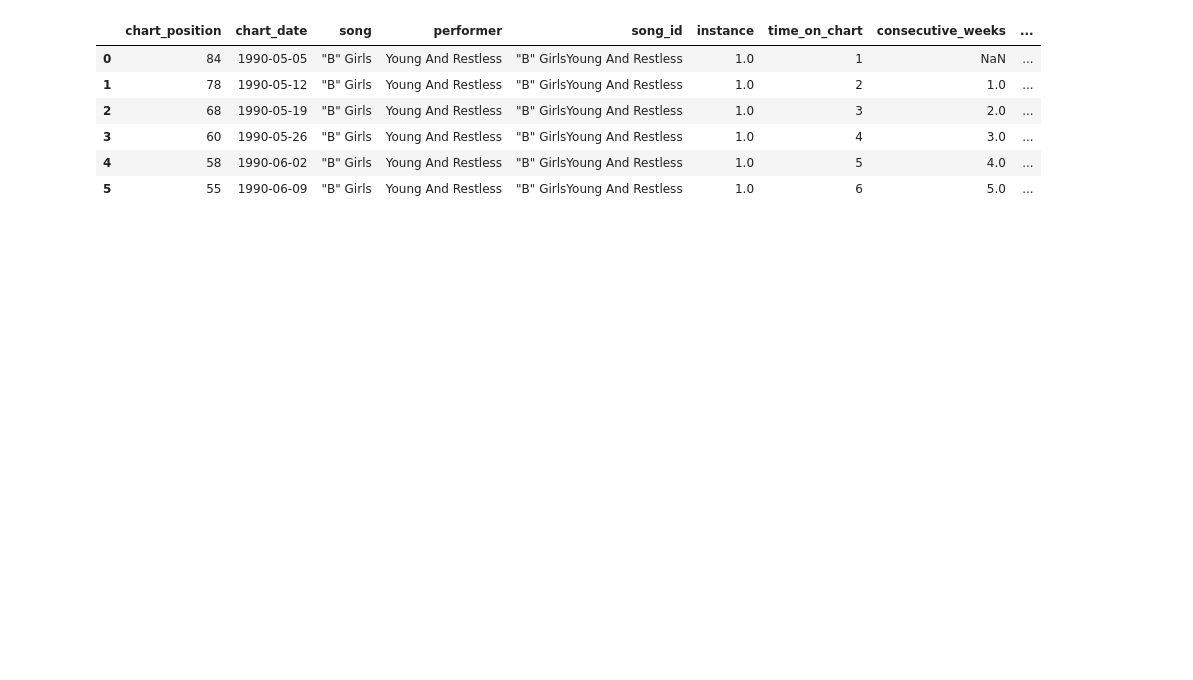
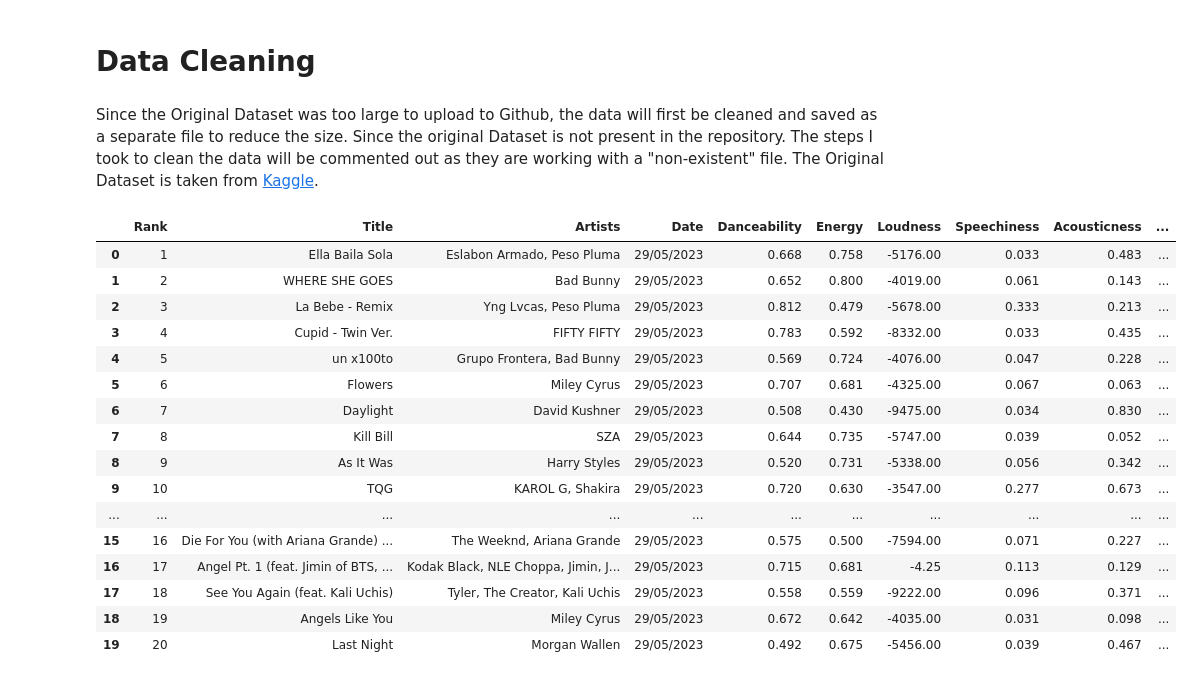
Before and after one commit to kevin-shiao/Spotify-Top-200-Songs-Analysis, a Jupyter notebook: Project.ipynb, the cells around one changed output. Cells and saved outputs as stored; diff of their text form; code cells hidden in the pictures; blank space fills up the shorter version.

```diff
--- a/Project.ipynb
+++ b/Project.ipynb
@@ -2,16 +2,7 @@
 import pandas as pd
 import numpy as num
 import matplotlib as mat
-# %%
-df = pd.read_csv("Hot100.csv")
-
-
-df.head(n=6)
-# %% [output]
-|  | chart_position | chart_date | song | performer | song_id | instance | time_on_chart | consecutive_weeks | ... |
-| 0 | 84 | 1990-05-05 | "B" Girls | Young And Restless | "B" GirlsYoung And Restless | 1.0 | 1 | NaN | ... |
-| 1 | 78 | 1990-05-12 | "B" Girls | Young And Restless | "B" GirlsYoung And Restless | 1.0 | 2 | 1.0 | ... |
-| 2 | 68 | 1990-05-19 | "B" Girls | Young And Restless | "B" GirlsYoung And Restless | 1.0 | 3 | 2.0 | ... |
-| 3 | 60 | 1990-05-26 | "B" Girls | Young And Restless | "B" GirlsYoung And Restless | 1.0 | 4 | 3.0 | ... |
-| 4 | 58 | 1990-06-02 | "B" Girls | Young And Restless | "B" GirlsYoung And Restless | 1.0 | 5 | 4.0 | ... |
-| 5 | 55 | 1990-06-09 | "B" Girls | Young And Restless | "B" GirlsYoung And Restless | 1.0 | 6 | 5.0 | ... |
+# %% [markdown]
+# Data Cleaning
+# %% [markdown]
+Since the Original Dataset was too large to upload to Github, the data will first be cleaned and saved as a separate file to reduce the size. Since the original Dataset is not present in the repository. The steps I took to clean the data will be commented out as they are working with a "non-existent" file. The Original Dataset is taken from [Kaggle](https://www.kaggle.com/datasets/brunoalarcon123/top-200-spotify-songs-dataset).
@@ -17,0 +27,24 @@ df.head(n=6)
+# %%
+#Read Filtered Data
+#Our Filtered Data now contains all the songs that have ever made the Spotify Top 200 Daily Songs playlist from 2017
+df = pd.read_csv('Top200Data.csv')
+
+df.head(n=20)
+# %% [output]
+|  | Rank | Title | Artists | Date | Danceability | Energy | Loudness | Speechiness | Acousticness | ... |
+| 0 | 1 | Ella Baila Sola | Eslabon Armado, Peso Pluma | 29/05/2023 | 0.668 | 0.758 | -5176.00 | 0.033 | 0.483 | ... |
+| 1 | 2 | WHERE SHE GOES | Bad Bunny | 29/05/2023 | 0.652 | 0.800 | -4019.00 | 0.061 | 0.143 | ... |
+| 2 | 3 | La Bebe - Remix | Yng Lvcas, Peso Pluma | 29/05/2023 | 0.812 | 0.479 | -5678.00 | 0.333 | 0.213 | ... |
+| 3 | 4 | Cupid - Twin Ver. | FIFTY FIFTY | 29/05/2023 | 0.783 | 0.592 | -8332.00 | 0.033 | 0.435 | ... |
+| 4 | 5 | un x100to | Grupo Frontera, Bad Bunny | 29/05/2023 | 0.569 | 0.724 | -4076.00 | 0.047 | 0.228 | ... |
+| 5 | 6 | Flowers | Miley Cyrus | 29/05/2023 | 0.707 | 0.681 | -4325.00 | 0.067 | 0.063 | ... |
+| 6 | 7 | Daylight | David Kushner | 29/05/2023 | 0.508 | 0.430 | -9475.00 | 0.034 | 0.830 | ... |
+| 7 | 8 | Kill Bill | SZA | 29/05/2023 | 0.644 | 0.735 | -5747.00 | 0.039 | 0.052 | ... |
+| 8 | 9 | As It Was | Harry Styles | 29/05/2023 | 0.520 | 0.731 | -5338.00 | 0.056 | 0.342 | ... |
+| 9 | 10 | TQG | KAROL G, Shakira | 29/05/2023 | 0.720 | 0.630 | -3547.00 | 0.277 | 0.673 | ... |
+| ... | ... | ... | ... | ... | ... | ... | ... | ... | ... | ... |
+| 15 | 16 | Die For You (with Ariana Grande) ... | The Weeknd, Ariana Grande | 29/05/2023 | 0.575 | 0.500 | -7594.00 | 0.071 | 0.227 | ... |
+| 16 | 17 | Angel Pt. 1 (feat. Jimin of BTS, ... | Kodak Black, NLE Choppa, Jimin, J... | 29/05/2023 | 0.715 | 0.681 | -4.25 | 0.113 | 0.129 | ... |
+| 17 | 18 | See You Again (feat. Kali Uchis) | Tyler, The Creator, Kali Uchis | 29/05/2023 | 0.558 | 0.559 | -9222.00 | 0.096 | 0.371 | ... |
+| 18 | 19 | Angels Like You | Miley Cyrus | 29/05/2023 | 0.672 | 0.642 | -4035.00 | 0.031 | 0.098 | ... |
+| 19 | 20 | Last Night | Morgan Wallen | 29/05/2023 | 0.492 | 0.675 | -5456.00 | 0.039 | 0.467 | ... |
```
Also changed, not shown: parts of 2 cells of this notebook, 3 other files.
